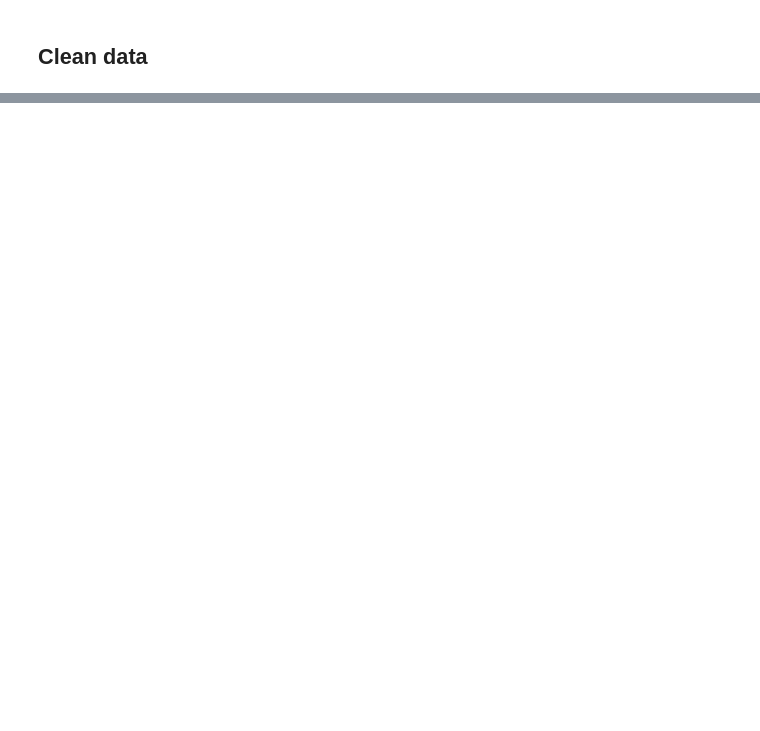
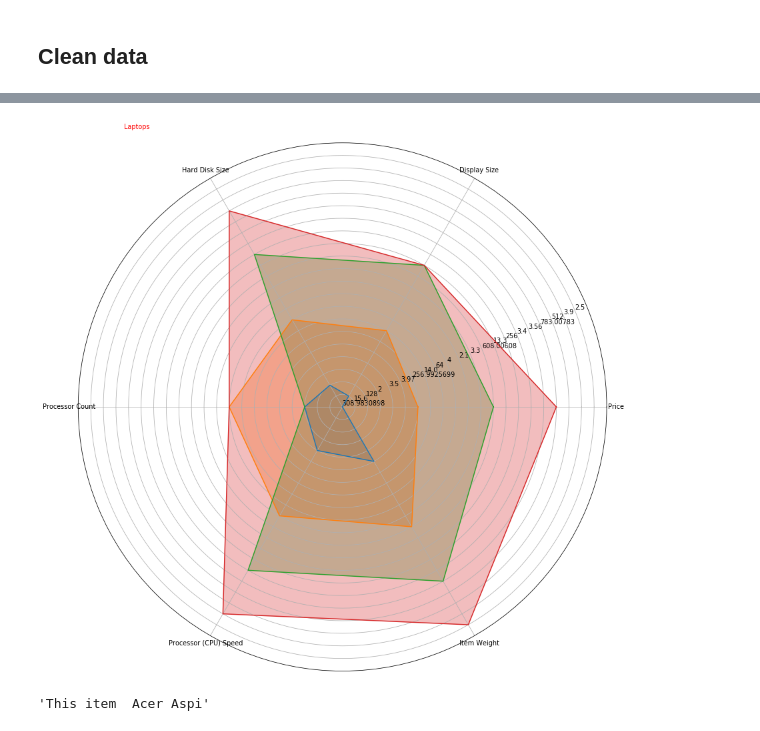
Before and after one commit to PythonClassRoom/PythonDataScienceGuide, a Jupyter notebook: compute_comparator.ipynb, the cells around one changed output, grey strips where cells are left out. Cells and saved outputs as stored; diff of their text form; code cells hidden in the pictures; blank space fills up the shorter version.

```diff
--- a/compute_comparator.ipynb
+++ b/compute_comparator.ipynb
@@ -79,0 +80,3 @@ laptops
+# %%
+laptops = laptops.reset_index()
+laptops
@@ -79,0 +89,3 @@ laptops
+# %%
+laptops.rename(columns={'index': 'item',}, inplace=True)
+laptops.columns.name = 'index'
@@ -79,0 +100,34 @@ laptops
+# %%
+laptops['item'] = laptops['item'].apply(lambda x: x[:20])
+# %%
+laptops.set_index('item', inplace=True)
+# %%
+from math import pi
+import matplotlib.pyplot as plt
+%matplotlib inline
+Attributes = attributes_to_ask
+AttNo = len(Attributes)
+plt.figure(
+    figsize=(15, 15),
+    dpi=70)
+##################################################################################################
+for laptop in range(laptops.shape[0]):
+    #Find the values and angles
+    values = laptops.iloc[laptop].tolist()
+    values += values [:1]
+
+    angles = [n / float(AttNo) * 2 * pi for n in range(AttNo)]
+    angles += angles [:1]
+
+    #Create the chart
+    ax = plt.subplot(111, polar=True, )
+
+    plt.xticks(angles[:-1],Attributes)
+
+    ax.plot(angles,values)
+    ax.fill(angles, values, alpha=0.3)
+##################################################################################################
+#Rather than use a title, individual text points are added
+plt.figtext(0.2,0.9,"Laptops",color="red")
+plt.show()
+# %% [output]
@@ -79,0 +136,5 @@ laptops
+[figure, added]
+# %%
+laptops.iloc[0].name
+# %% [output]
+'This item  Acer Aspi'
```
Also changed, not shown: parts of 6 cells of this notebook, 1 other file.
